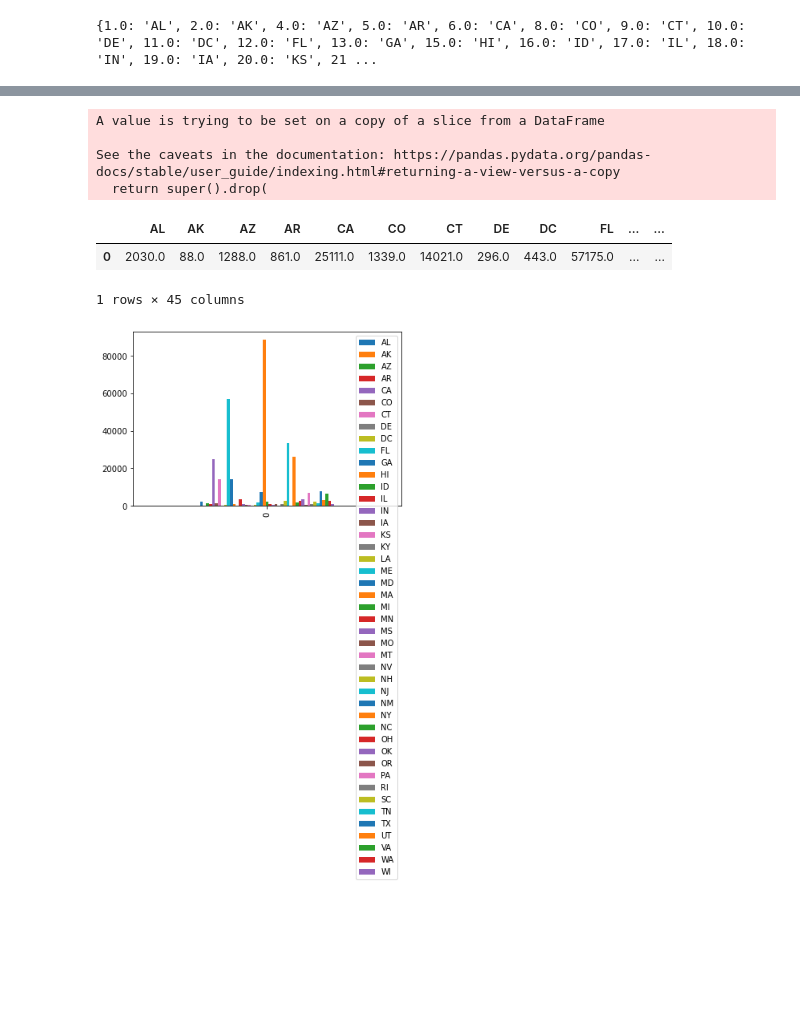
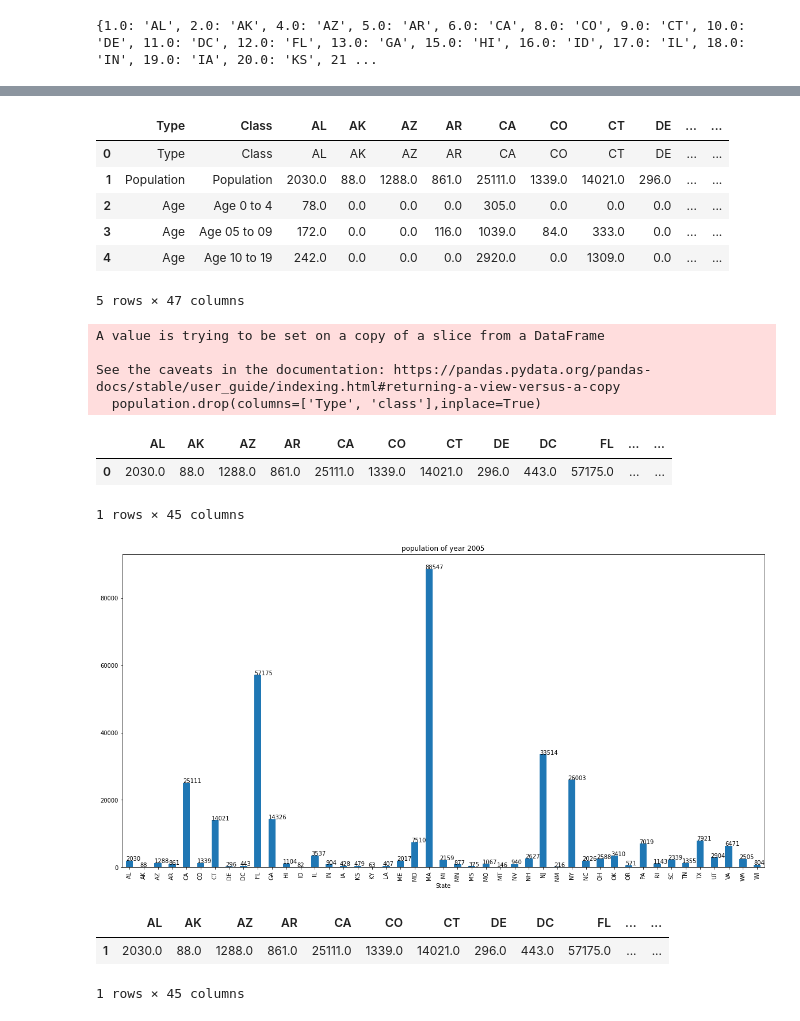
Before and after one commit to BU-Spark/ds-boston-bpda-br-census, a Jupyter notebook: Team 3 Code/plotByYear.ipynb, the cells around one changed output, grey strips where cells are left out. Drawn from its saved outputs; the diff is of its cells as text; code cells hidden in the pictures; blank space fills up the shorter version.

Commit message:
plot by year

```diff
--- a/Team 3 Code/plotByYear.ipynb
+++ b/Team 3 Code/plotByYear.ipynb
@@ -56,10 +23,3 @@ column_dict=column_name.to_dict()
 print(column_dict)
 # %% [output]
 {1.0: 'AL', 2.0: 'AK', 4.0: 'AZ', 5.0: 'AR', 6.0: 'CA', 8.0: 'CO', 9.0: 'CT', 10.0: 'DE', 11.0: 'DC', 12.0: 'FL', 13.0: 'GA', 15.0: 'HI', 16.0: 'ID', 17.0: 'IL', 18.0: 'IN', 19.0: 'IA', 20.0: 'KS', 21 ...
-# %%
-year=2005
-
-df=data_dict.get(year)
-df.rename(columns=column_dict,inplace=True)
-df.rename(columns={'State Code':'class'},inplace=True)
-df
@@ -80,20 +51,64 @@ df
+# %%
+df2005=read_year('2005')
+df2006=read_year('2006')
+df2007=read_year('2007')
+df2008=read_year('2008')
+df2009=read_year('2009')
+df2010=read_year('2010')
+df2011=read_year('2011')
+df2012=read_year('2012')
+df2013=read_year('2013')
+df2014=read_year('2014')
+df2015=read_year('2015')
+df2016=read_year('2016')
+df2017=read_year('2017')
+df2018=read_year('2018')
+df2019=read_year('2019')
+
+data_dict={2005:df2005,2006:df2006,2007:df2007,2008:df2008,2009:df2009,2010:df2010,2011:df2011,2012:df2012,2013:df2013,2014:df2014,2015:df2015,2016:df2016,2017:df2017,2018:df2018,2019:df2019}
+
+data_dict[2005].head()
+# %% [output]
+|  | Type | Class | AL | AK | AZ | AR | CA | CO | CT | DE | ... | ... |
+| 0 | Type | Class | AL | AK | AZ | AR | CA | CO | CT | DE | ... | ... |
+| 1 | Population | Population | 2030.0 | 88.0 | 1288.0 | 861.0 | 25111.0 | 1339.0 | 14021.0 | 296.0 | ... | ... |
+| 2 | Age | Age 0 to 4 | 78.0 | 0.0 | 0.0 | 0.0 | 305.0 | 0.0 | 0.0 | 0.0 | ... | ... |
+| 3 | Age | Age 05 to 09 | 172.0 | 0.0 | 0.0 | 116.0 | 1039.0 | 84.0 | 333.0 | 0.0 | ... | ... |
+| 4 | Age | Age 10 to 19 | 242.0 | 0.0 | 0.0 | 0.0 | 2920.0 | 0.0 | 1309.0 | 0.0 | ... | ... |
+5 rows × 47 columns
 # %%
 import matplotlib.pyplot as plt
 
 # population
-population=df[df['class']=='Population']
-population.drop(columns=['Type', 'class'],inplace=True)
+population=df[df['Class']=='Population']
+population.drop(columns=['Type', 'Class'],inplace=True)
 population
 # %% [output]
 A value is trying to be set on a copy of a slice from a DataFrame
 
 See the caveats in the documentation: https://pandas.pydata.org/pandas-docs/stable/user_guide/indexing.html#returning-a-view-versus-a-copy
-  return super().drop(
+  population.drop(columns=['Type', 'class'],inplace=True)
 |  | AL | AK | AZ | AR | CA | CO | CT | DE | DC | FL | ... | ... |
 | 0 | 2030.0 | 88.0 | 1288.0 | 861.0 | 25111.0 | 1339.0 | 14021.0 | 296.0 | 443.0 | 57175.0 | ... | ... |
 1 rows × 45 columns
-# %%
-population.plot(kind='bar')
-plt.show()
-# %% [output]
-[figure, removed]
+# %%
+ax = population.T.plot(kind='bar', figsize=(20, 10), legend=False, title='population of year %d' % year, xlabel='State')
+for p in ax.patches:
+    ax.annotate(str(int(p.get_height())), (p.get_x(), p.get_height()))
+plt.show()
+# %% [output]
+[figure, added]
+# %%
+pd.options.mode.chained_assignment = None  # default='warn'
+
+def get_data_by_class(class_:str, year:int):
+    df = data_dict[year]
+    df = df[df['Class'] == class_]
+    df.drop(columns=['Type', 'Class'], inplace=True)
+    return df
+
+get_data_by_class('Population', 2005).head()
+# %% [output]
+|  | AL | AK | AZ | AR | CA | CO | CT | DE | DC | FL | ... | ... |
+| 1 | 2030.0 | 88.0 | 1288.0 | 861.0 | 25111.0 | 1339.0 | 14021.0 | 296.0 | 443.0 | 57175.0 | ... | ... |
+1 rows × 45 columns
```
Also changed, not shown: parts of 23 cells of this notebook, 15 other files.
